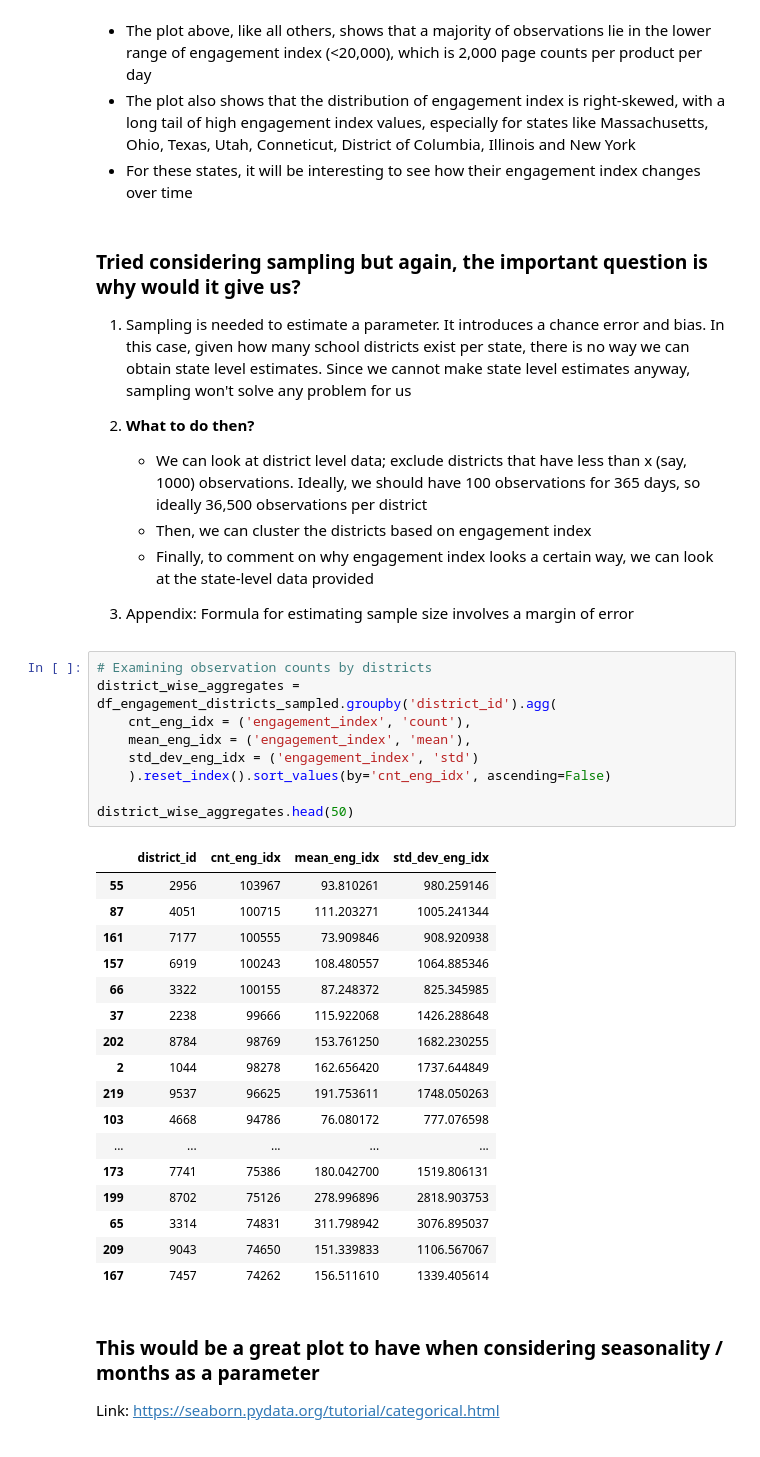
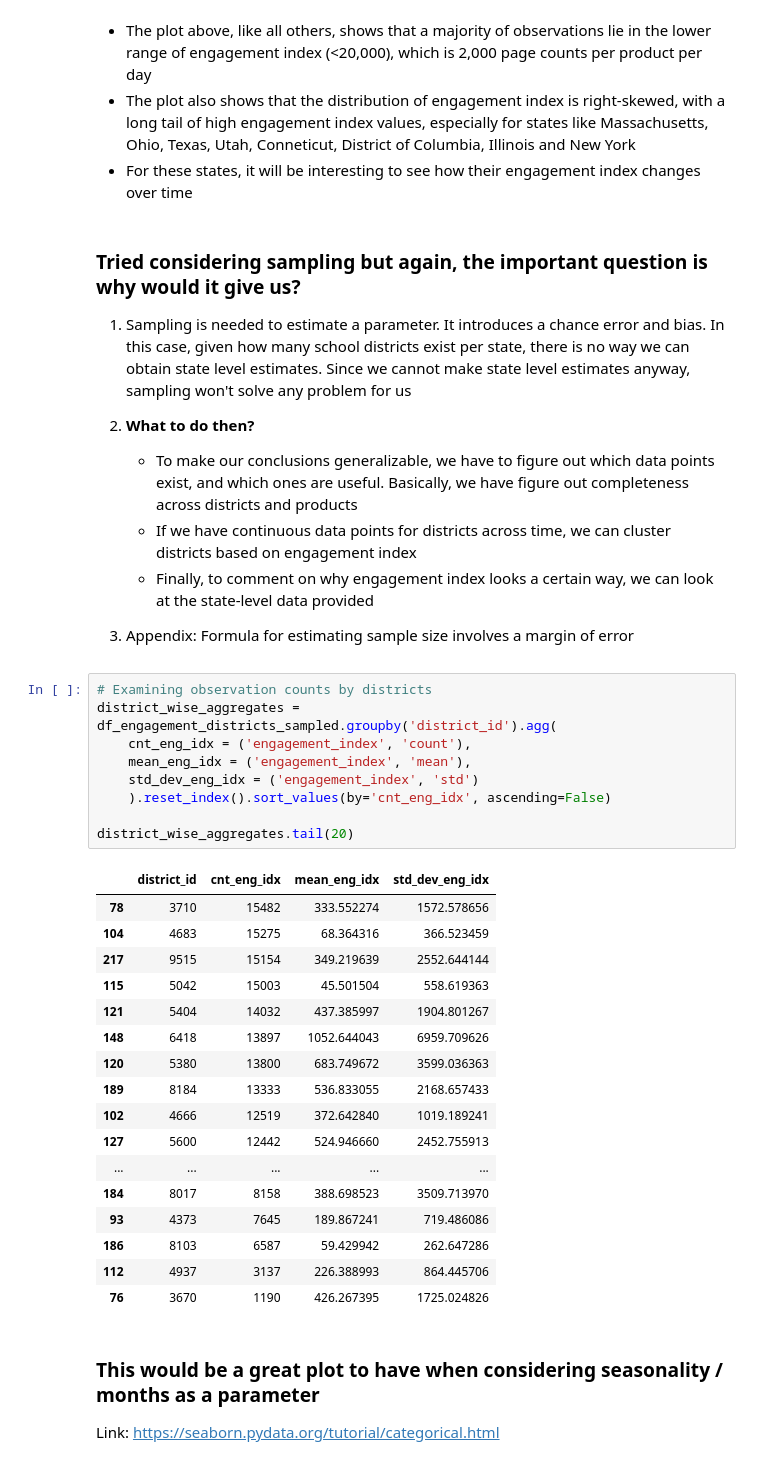
Before and after one commit to eshanprashar/covid_edtech_usage, a Jupyter notebook: code/01_eda_district_info.ipynb, the cells around one changed output. Cells and saved outputs as stored; diff of their text form.

Commit message:
updated engagement analysis

```diff
--- a/code/01_eda_district_info.ipynb
+++ b/code/01_eda_district_info.ipynb
@@ -303,37 +303,37 @@ plt.show()
 1. Sampling is needed to estimate a parameter. It introduces a chance error and bias. In this case, given how many school districts exist per state, there is no way we can obtain state level estimates. Since we cannot make state level estimates anyway, sampling won't solve any problem for us
 
 2. **What to do then?**
-    - We can look at district level data; exclude districts that have less than x (say, 1000) observations. Ideally, we should have 100 observations for 365 days, so ideally 36,500 observations per district
-    - Then, we can cluster the districts based on engagement index
+    - To make our conclusions generalizable, we have to figure out which data points exist, and which ones are useful. Basically, we have figure out completeness across districts and products
+    - If we have continuous data points for districts across time, we can cluster districts based on engagement index
     - Finally, to comment on why engagement index looks a certain way, we can look at the state-level data provided
 3. Appendix: Formula for estimating sample size involves a margin of error
 # %%
 # Examining observation counts by districts
 district_wise_aggregates = df_engagement_districts_sampled.groupby('district_id').agg(
     cnt_eng_idx = ('engagement_index', 'count'),
     mean_eng_idx = ('engagement_index', 'mean'),
     std_dev_eng_idx = ('engagement_index', 'std')
     ).reset_index().sort_values(by='cnt_eng_idx', ascending=False)
 
-district_wise_aggregates.head(50)
+district_wise_aggregates.tail(20)
 # %% [output]
 |  | district_id | cnt_eng_idx | mean_eng_idx | std_dev_eng_idx |
-| 55 | 2956 | 103967 | 93.810261 | 980.259146 |
-| 87 | 4051 | 100715 | 111.203271 | 1005.241344 |
-| 161 | 7177 | 100555 | 73.909846 | 908.920938 |
-| 157 | 6919 | 100243 | 108.480557 | 1064.885346 |
-| 66 | 3322 | 100155 | 87.248372 | 825.345985 |
-| 37 | 2238 | 99666 | 115.922068 | 1426.288648 |
-| 202 | 8784 | 98769 | 153.761250 | 1682.230255 |
-| 2 | 1044 | 98278 | 162.656420 | 1737.644849 |
-| 219 | 9537 | 96625 | 191.753611 | 1748.050263 |
-| 103 | 4668 | 94786 | 76.080172 | 777.076598 |
+| 78 | 3710 | 15482 | 333.552274 | 1572.578656 |
+| 104 | 4683 | 15275 | 68.364316 | 366.523459 |
+| 217 | 9515 | 15154 | 349.219639 | 2552.644144 |
+| 115 | 5042 | 15003 | 45.501504 | 558.619363 |
+| 121 | 5404 | 14032 | 437.385997 | 1904.801267 |
+| 148 | 6418 | 13897 | 1052.644043 | 6959.709626 |
+| 120 | 5380 | 13800 | 683.749672 | 3599.036363 |
+| 189 | 8184 | 13333 | 536.833055 | 2168.657433 |
+| 102 | 4666 | 12519 | 372.642840 | 1019.189241 |
+| 127 | 5600 | 12442 | 524.946660 | 2452.755913 |
 | ... | ... | ... | ... | ... |
-| 173 | 7741 | 75386 | 180.042700 | 1519.806131 |
-| 199 | 8702 | 75126 | 278.996896 | 2818.903753 |
-| 65 | 3314 | 74831 | 311.798942 | 3076.895037 |
-| 209 | 9043 | 74650 | 151.339833 | 1106.567067 |
-| 167 | 7457 | 74262 | 156.511610 | 1339.405614 |
+| 184 | 8017 | 8158 | 388.698523 | 3509.713970 |
+| 93 | 4373 | 7645 | 189.867241 | 719.486086 |
+| 186 | 8103 | 6587 | 59.429942 | 262.647286 |
+| 112 | 4937 | 3137 | 226.388993 | 864.445706 |
+| 76 | 3670 | 1190 | 426.267395 | 1725.024826 |
 # %% [markdown]
 ### This would be a great plot to have when considering seasonality / months as a parameter
 Link: https://seaborn.pydata.org/tutorial/categorical.html
```
Also changed, not shown: 2 other files.
